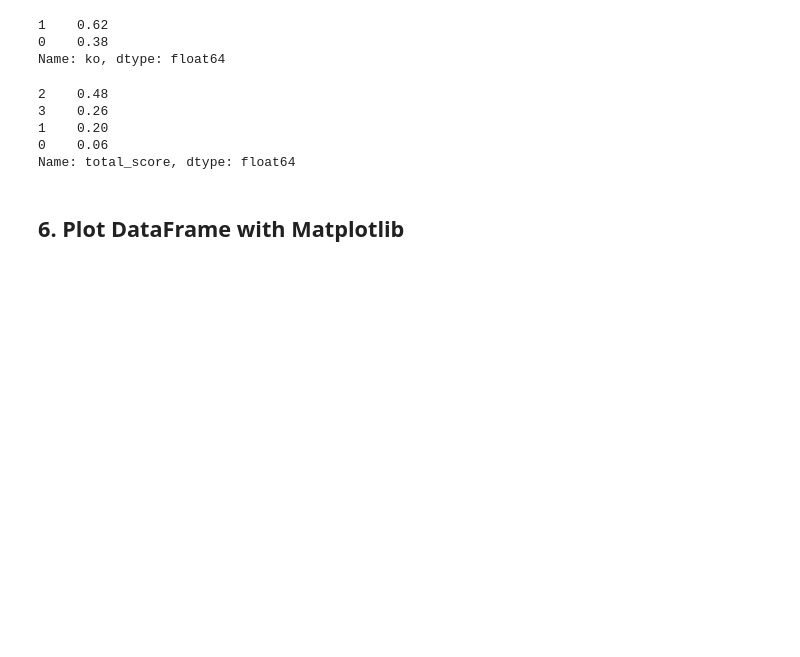
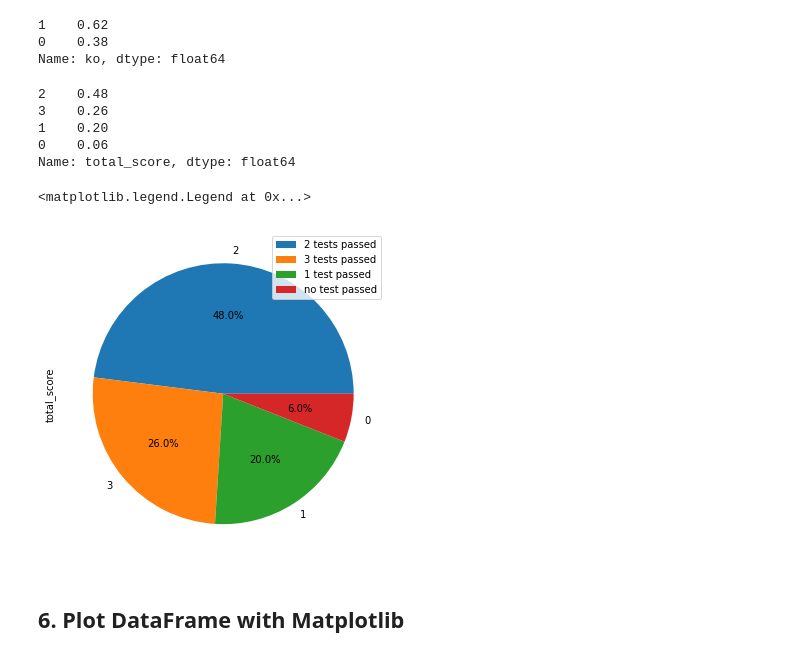
Before and after one commit to MahyaLH/Bechdel_test, a Jupyter notebook: next_bechdel.ipynb, the cells around one changed output. Saved outputs shown, nothing was run; the diff lists cells and outputs as text; code cells hidden in the pictures; blank space fills up the shorter version.

```diff
--- a/next_bechdel.ipynb
+++ b/next_bechdel.ipynb
@@ -138,6 +138,13 @@ df_partial['total_score'].value_counts(normalize=True)
 1    0.20
 0    0.06
 Name: total_score, dtype: float64
+# %%
+ax1 = df_partial["total_score"].value_counts(normalize=True).plot(kind='pie', figsize=(6, 6), autopct='%0.1f%%')
+names = ['2 tests passed', '3 tests passed', '1 test passed', 'no test passed']
+ax1.legend(names, loc=0)
+# %% [output]
+<matplotlib.legend.Legend at 0x...>
+[figure, added]
 # %% [markdown]
 ## 6. Plot DataFrame with Matplotlib
 # %% [markdown]
```
